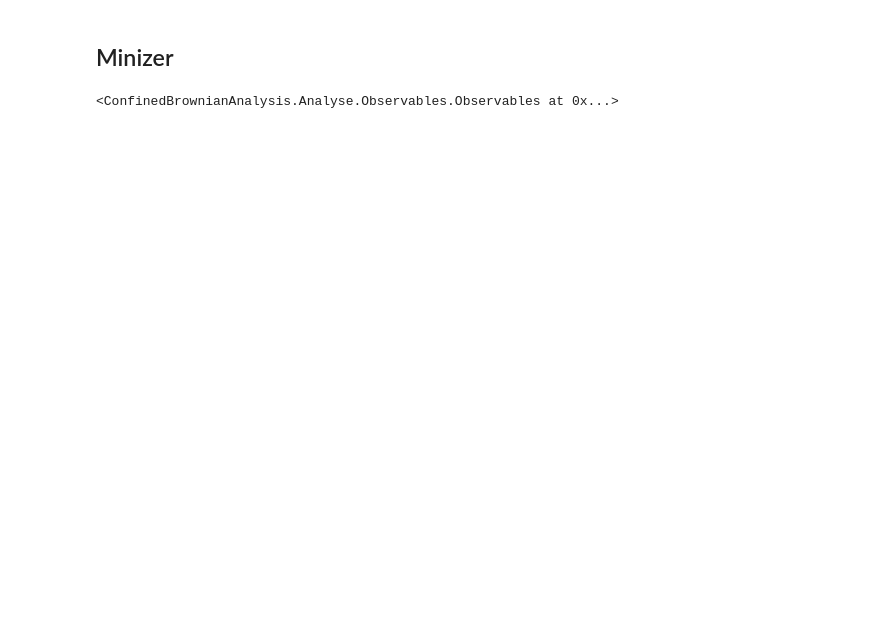
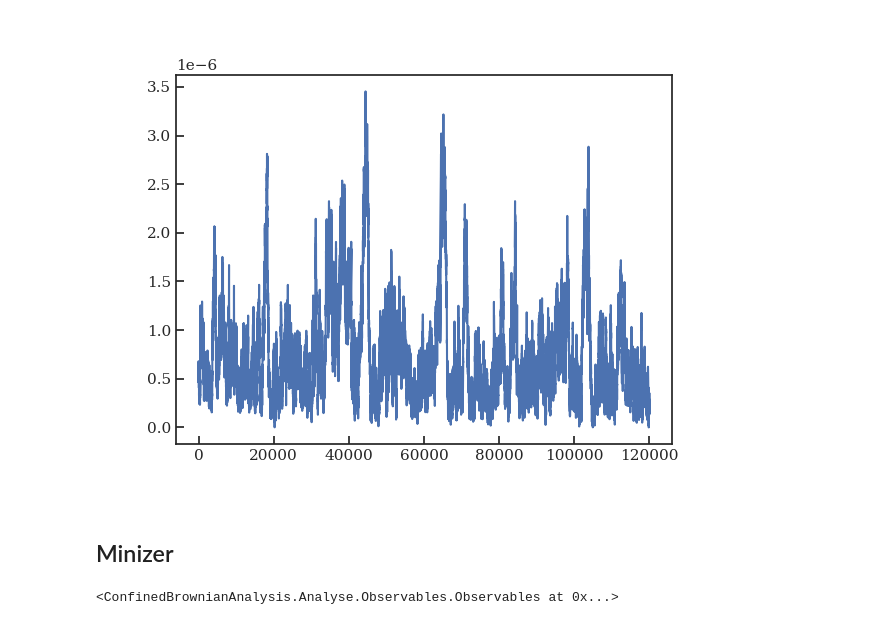
Before and after one commit to eXpensia/Confined_Brownian_Analysis, a Jupyter notebook: tutorial/tutorial.ipynb, the cells around one changed output. Saved outputs shown, nothing was run; the diff lists cells and outputs as text; code cells hidden in the pictures; blank space fills up the shorter version.

```diff
--- a/tutorial/tutorial.ipynb
+++ b/tutorial/tutorial.ipynb
@@ -30,11 +30,13 @@ filename = "Observables.pickle"
 if load_observables:
         analysis = cb.Load(filename)
 # %%
-# data = cb.Data(file="example_trajectory.mat", fps=100, cutoff=120000)
+data = cb.Data(file="example_trajectory.mat", fps=100, cutoff=120000)
 # %%
-# plt.figure()
-# plt.plot(data.z)
-# plt.show()
+plt.figure()
+plt.plot(data.z)
+plt.show()
+# %% [output]
+[figure, added]
 # %%
 # args = {
 #     "MSD_bins": 100,  # Number of PDF bins
```
Also changed, not shown: parts of 19 cells of this notebook, 2 other files.
